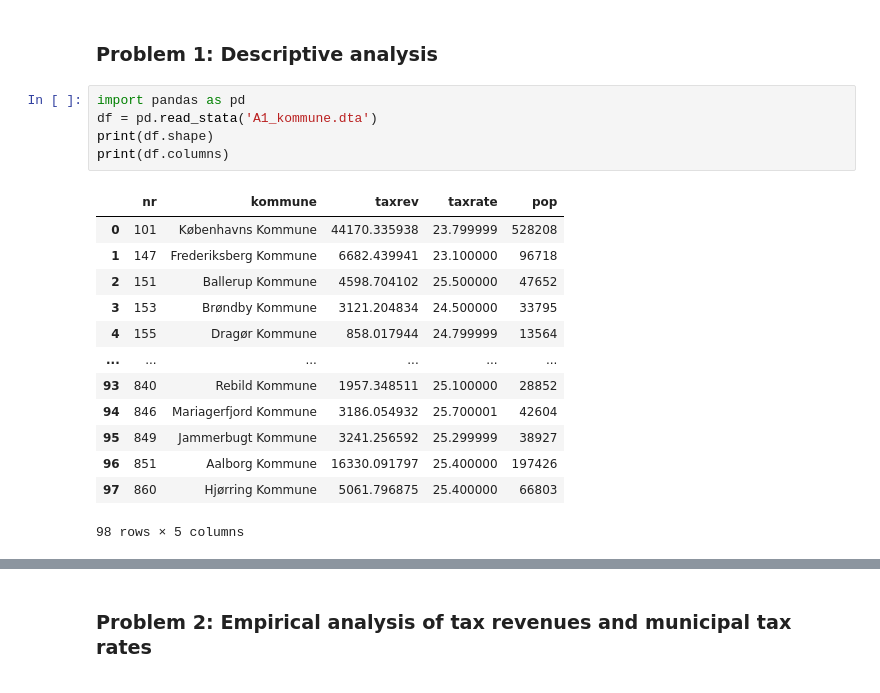
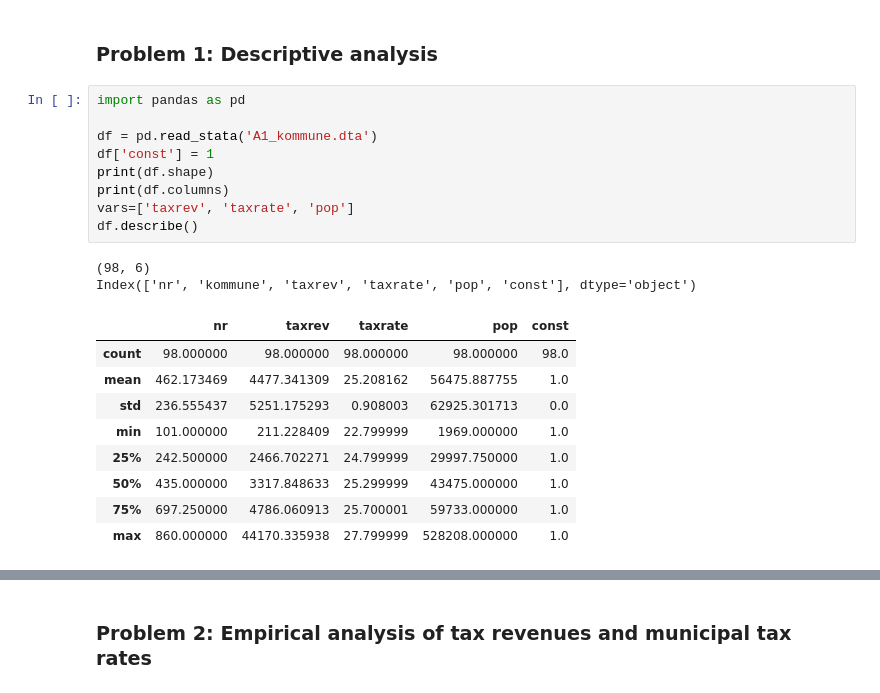
Before and after one commit to Rawlpluks/Afleveringer, a Jupyter notebook: A1/A1.ipynb, the cells around one changed output, grey strips where cells are left out. Cells and saved outputs as stored; diff of their text form.

```diff
--- a/A1/A1.ipynb
+++ b/A1/A1.ipynb
@@ -7,20 +7,22 @@ By: Mathias Nikolaisen(dnt357), Oliver Mattthews(jvc975) & Clara Maj Folkmann(dj
 ### Problem 1: Descriptive analysis
 # %%
 import pandas as pd
+
 df = pd.read_stata('A1_kommune.dta')
+df['const'] = 1
 print(df.shape)
 print(df.columns)
+vars=['taxrev', 'taxrate', 'pop']
+df.describe()
 # %% [output]
+(98, 6)
+Index(['nr', 'kommune', 'taxrev', 'taxrate', 'pop', 'const'], dtype='object')
-|  | nr | kommune | taxrev | taxrate | pop |
-| 0 | 101 | Københavns Kommune | 44170.335938 | 23.799999 | 528208 |
-| 1 | 147 | Frederiksberg Kommune | 6682.439941 | 23.100000 | 96718 |
-| 2 | 151 | Ballerup Kommune | 4598.704102 | 25.500000 | 47652 |
-| 3 | 153 | Brøndby Kommune | 3121.204834 | 24.500000 | 33795 |
-| 4 | 155 | Dragør Kommune | 858.017944 | 24.799999 | 13564 |
-| ... | ... | ... | ... | ... | ... |
-| 93 | 840 | Rebild Kommune | 1957.348511 | 25.100000 | 28852 |
-| 94 | 846 | Mariagerfjord Kommune | 3186.054932 | 25.700001 | 42604 |
-| 95 | 849 | Jammerbugt Kommune | 3241.256592 | 25.299999 | 38927 |
-| 96 | 851 | Aalborg Kommune | 16330.091797 | 25.400000 | 197426 |
-| 97 | 860 | Hjørring Kommune | 5061.796875 | 25.400000 | 66803 |
+|  | nr | taxrev | taxrate | pop | const |
+| count | 98.000000 | 98.000000 | 98.000000 | 98.000000 | 98.0 |
+| mean | 462.173469 | 4477.341309 | 25.208162 | 56475.887755 | 1.0 |
+| std | 236.555437 | 5251.175293 | 0.908003 | 62925.301713 | 0.0 |
+| min | 101.000000 | 211.228409 | 22.799999 | 1969.000000 | 1.0 |
+| 25% | 242.500000 | 2466.702271 | 24.799999 | 29997.750000 | 1.0 |
+| 50% | 435.000000 | 3317.848633 | 25.299999 | 43475.000000 | 1.0 |
+| 75% | 697.250000 | 4786.060913 | 25.700001 | 59733.000000 | 1.0 |
+| max | 860.000000 | 44170.335938 | 27.799999 | 528208.000000 | 1.0 |
-98 rows × 5 columns
```
Also changed, not shown: parts of 7 cells of this notebook, 1 other file.
